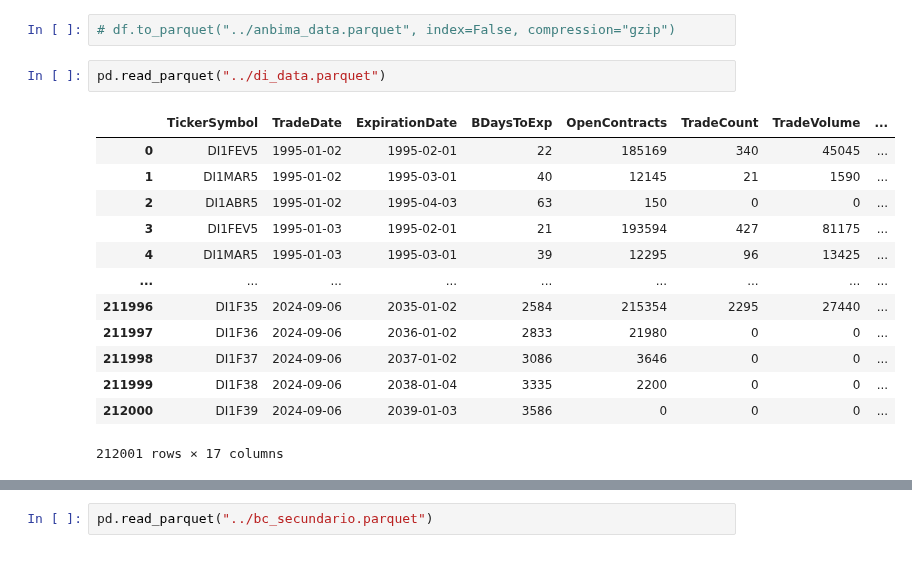
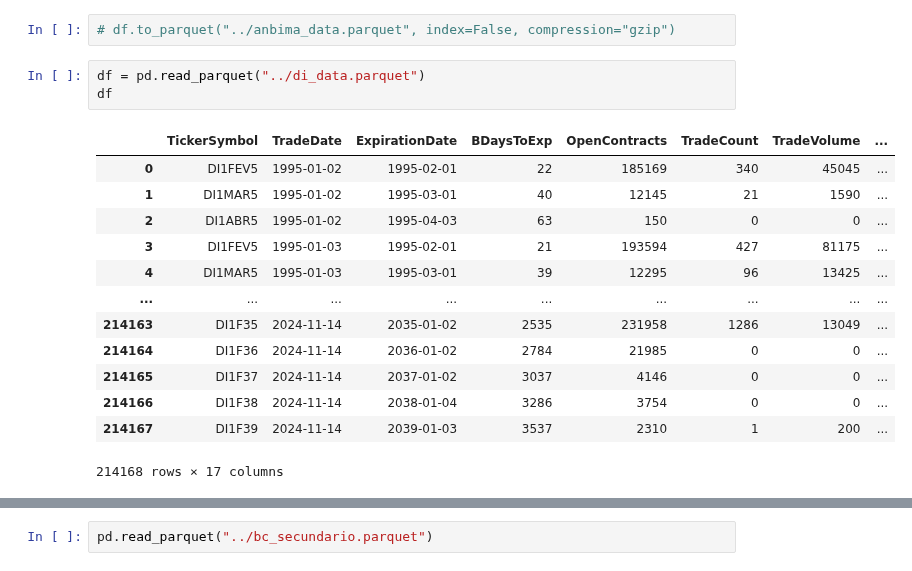
Before and after one commit to crdcj/pyield-data, a Jupyter notebook: notebooks/check_files.ipynb, the cells around one changed output, grey strips where cells are left out. Drawn from its saved outputs; the diff is of its cells as text.

```diff
--- a/notebooks/check_files.ipynb
+++ b/notebooks/check_files.ipynb
@@ -56,18 +56,19 @@ df.query("ReferenceDate == @rdate")
 # %%
 # df.to_parquet("../anbima_data.parquet", index=False, compression="gzip")
 # %%
-pd.read_parquet("../di_data.parquet")
+df = pd.read_parquet("../di_data.parquet")
+df
 # %% [output]
 |  | TickerSymbol | TradeDate | ExpirationDate | BDaysToExp | OpenContracts | TradeCount | TradeVolume | ... |
 | 0 | DI1FEV5 | 1995-01-02 | 1995-02-01 | 22 | 185169 | 340 | 45045 | ... |
 | 1 | DI1MAR5 | 1995-01-02 | 1995-03-01 | 40 | 12145 | 21 | 1590 | ... |
 | 2 | DI1ABR5 | 1995-01-02 | 1995-04-03 | 63 | 150 | 0 | 0 | ... |
 | 3 | DI1FEV5 | 1995-01-03 | 1995-02-01 | 21 | 193594 | 427 | 81175 | ... |
 | 4 | DI1MAR5 | 1995-01-03 | 1995-03-01 | 39 | 12295 | 96 | 13425 | ... |
 | ... | ... | ... | ... | ... | ... | ... | ... | ... |
-| 211996 | DI1F35 | 2024-09-06 | 2035-01-02 | 2584 | 215354 | 2295 | 27440 | ... |
-| 211997 | DI1F36 | 2024-09-06 | 2036-01-02 | 2833 | 21980 | 0 | 0 | ... |
-| 211998 | DI1F37 | 2024-09-06 | 2037-01-02 | 3086 | 3646 | 0 | 0 | ... |
-| 211999 | DI1F38 | 2024-09-06 | 2038-01-04 | 3335 | 2200 | 0 | 0 | ... |
-| 212000 | DI1F39 | 2024-09-06 | 2039-01-03 | 3586 | 0 | 0 | 0 | ... |
+| 214163 | DI1F35 | 2024-11-14 | 2035-01-02 | 2535 | 231958 | 1286 | 13049 | ... |
+| 214164 | DI1F36 | 2024-11-14 | 2036-01-02 | 2784 | 21985 | 0 | 0 | ... |
+| 214165 | DI1F37 | 2024-11-14 | 2037-01-02 | 3037 | 4146 | 0 | 0 | ... |
+| 214166 | DI1F38 | 2024-11-14 | 2038-01-04 | 3286 | 3754 | 0 | 0 | ... |
+| 214167 | DI1F39 | 2024-11-14 | 2039-01-03 | 3537 | 2310 | 1 | 200 | ... |
-212001 rows × 17 columns
+214168 rows × 17 columns
```
Also changed, not shown: parts of 1 cell of this notebook, 1 other file.
